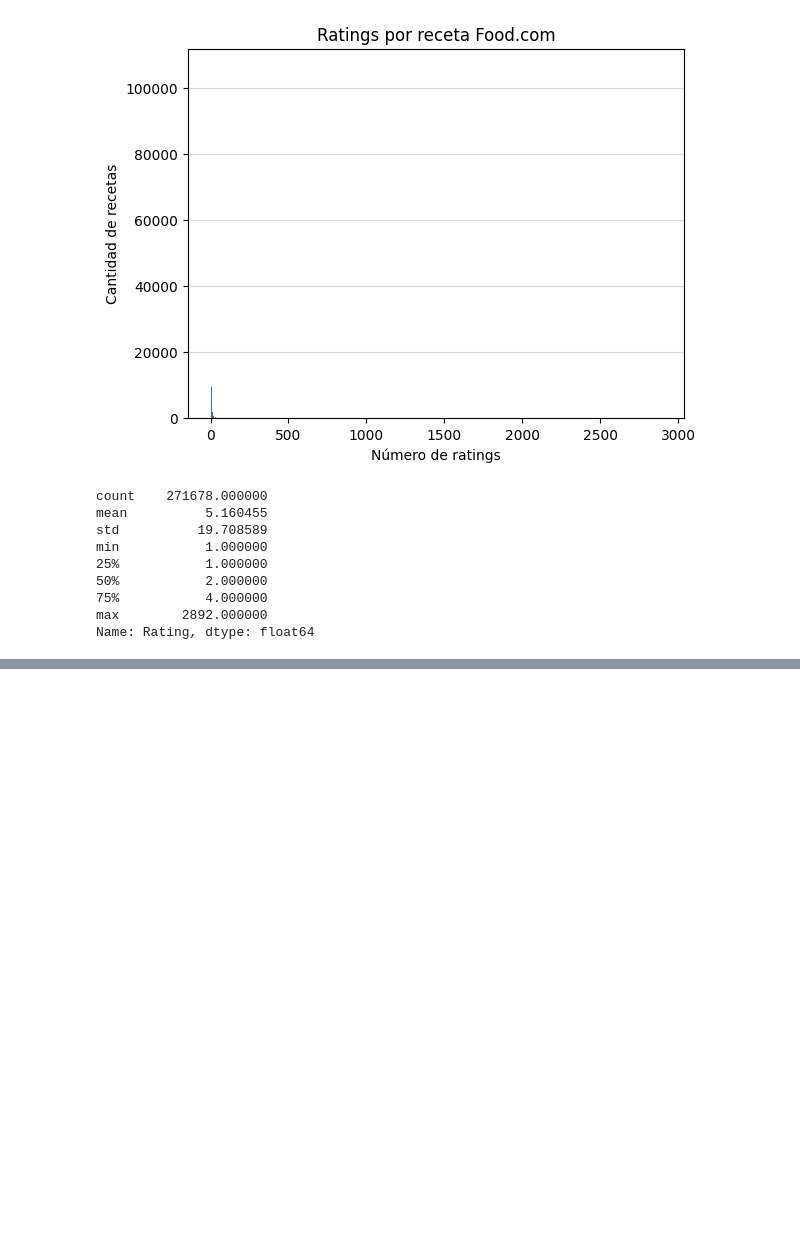
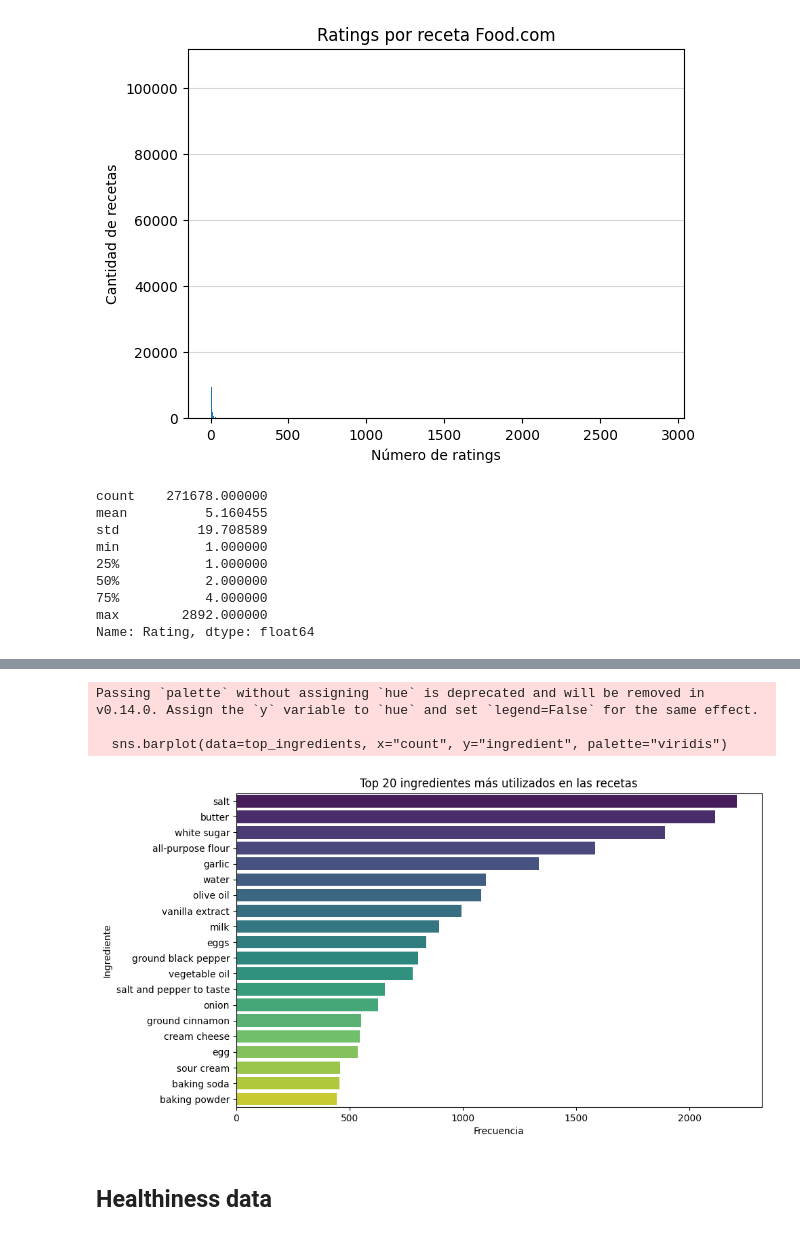
Before and after one commit to ResistorCat/recsys-project, a Jupyter notebook: analysis/main.ipynb, the cells around one changed output, grey strips where cells are left out. Cells and saved outputs as stored; diff of their text form; code cells hidden in the pictures; blank space fills up the shorter version.

```diff
--- a/analysis/main.ipynb
+++ b/analysis/main.ipynb
@@ -297,0 +408,26 @@ Name: Rating, dtype: float64
+# %%
+df_course = df_course.dropna(subset=["ingredients"])
+
+ingredient_lists = df_course["ingredients"].str.lower().str.split("^")
+
+all_ingredients = [ingredient.strip() for sublist in ingredient_lists for ingredient in sublist]
+ingredient_counts = Counter(all_ingredients)
+
+df_ingredients = pd.DataFrame(ingredient_counts.items(), columns=["ingredient", "count"])
+df_ingredients = df_ingredients.sort_values(by="count", ascending=False)
+# %%
+top_ingredients = df_ingredients.head(20)
+
+plt.figure(figsize=(10, 6))
+sns.barplot(data=top_ingredients, x="count", y="ingredient", palette="viridis")
+plt.title("Top 20 ingredientes más utilizados en las recetas")
+plt.xlabel("Frecuencia")
+plt.ylabel("Ingrediente")
+plt.show()
+# %% [output]
+Passing `palette` without assigning `hue` is deprecated and will be removed in v0.14.0. Assign the `y` variable to `hue` and set `legend=False` for the same effect.
+
+  sns.barplot(data=top_ingredients, x="count", y="ingredient", palette="viridis")
+[figure, added]
+# %% [markdown]
+## Healthiness data
```
Also changed, not shown: parts of 23 cells of this notebook.
